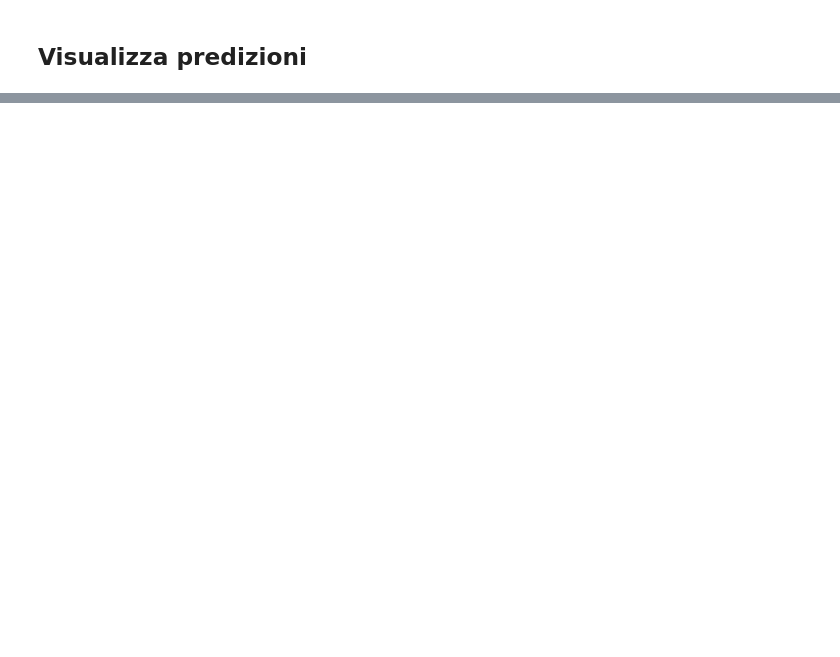
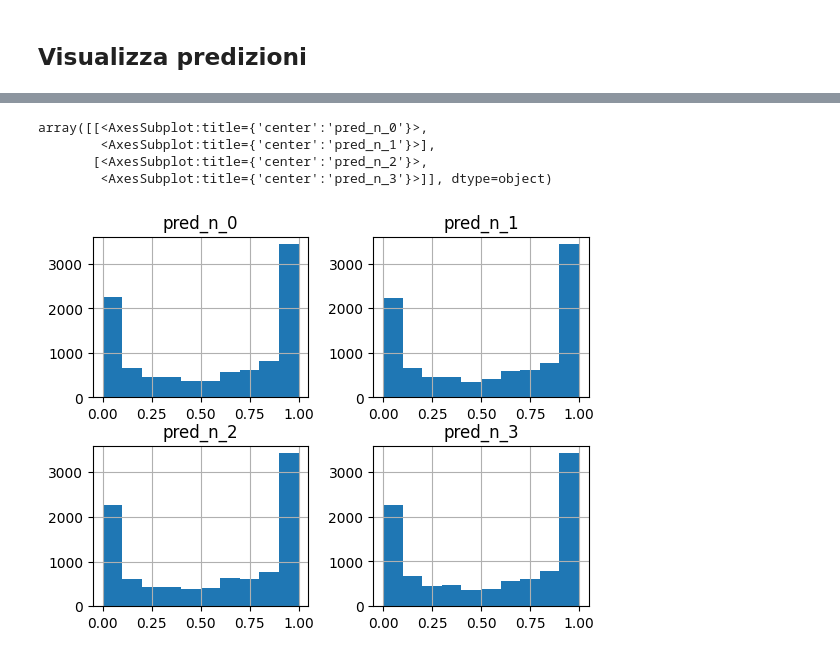
Before and after one commit to Nemenick/primoprogetto, a Jupyter notebook: Codici/MCdrop.ipynb, the cells around one changed output, grey strips where cells are left out. Cells and saved outputs as stored; diff of their text form; code cells hidden in the pictures; blank space fills up the shorter version.

```diff
--- a/Codici/MCdrop.ipynb
+++ b/Codici/MCdrop.ipynb
@@ -106,0 +282,8 @@ datapd_und1
+# %%
+pred_new[["pred_n_0","pred_n_1","pred_n_2","pred_n_3"]].hist()
+# %% [output]
+array([[<AxesSubplot:title={'center':'pred_n_0'}>,
+        <AxesSubplot:title={'center':'pred_n_1'}>],
+       [<AxesSubplot:title={'center':'pred_n_2'}>,
+        <AxesSubplot:title={'center':'pred_n_3'}>]], dtype=object)
+[figure, added]
```
Also changed, not shown: parts of 17 cells of this notebook, 30 other files.
